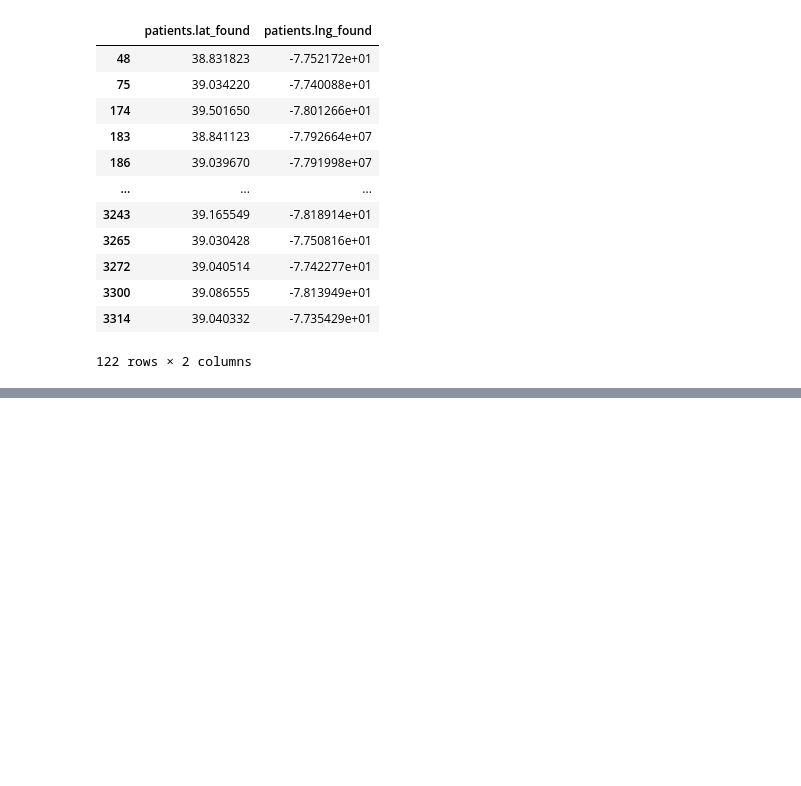
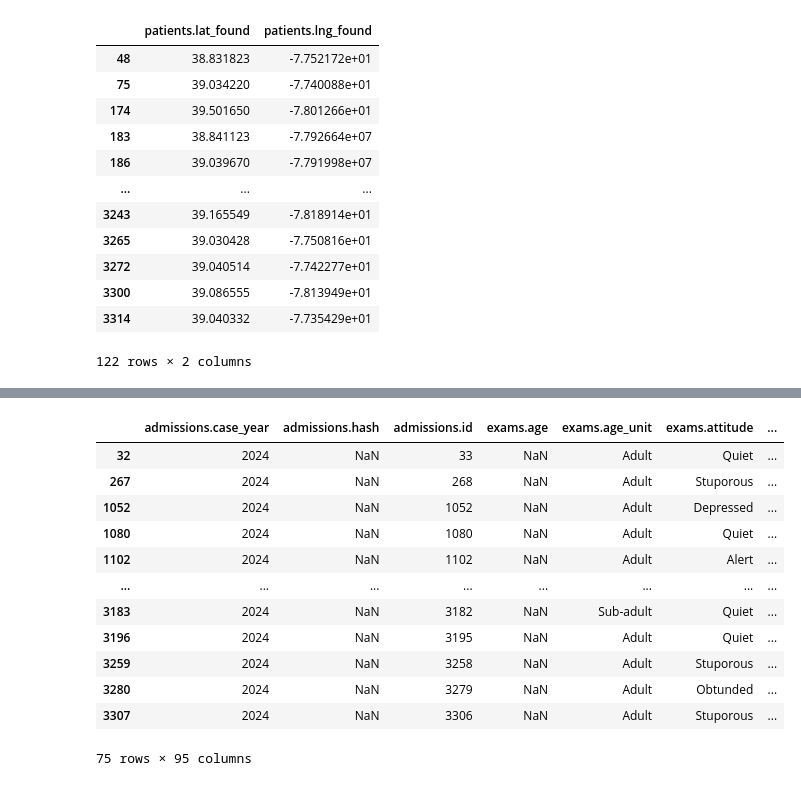
Before and after one commit to code-for-charlottesville/wildlife_collisions, a Jupyter notebook: pipeline_cleaning/WRMD Data/WRMD_data_profiling.ipynb, the cells around one changed output, grey strips where cells are left out. Saved outputs shown, nothing was run; the diff lists cells and outputs as text; code cells hidden in the pictures; blank space fills up the shorter version.

```diff
--- a/pipeline_cleaning/WRMD Data/WRMD_data_profiling.ipynb
+++ b/pipeline_cleaning/WRMD Data/WRMD_data_profiling.ipynb
@@ -201,0 +223,18 @@ df_x1 = df[df['patients.reasons_for_admission'].str.contains("vehicle|HBV", rege
+# %%
+vehicle_collision_strings = ['HBV', 'Found in road, suspect HBV']
+# %%
+df[df['patients.reasons_for_admission'].isin(vehicle_collision_strings)]
+# %% [output]
+|  | admissions.case_year | admissions.hash | admissions.id | exams.age | exams.age_unit | exams.attitude | ... |
+| 32 | 2024 | NaN | 33 | NaN | Adult | Quiet | ... |
+| 267 | 2024 | NaN | 268 | NaN | Adult | Stuporous | ... |
+| 1052 | 2024 | NaN | 1052 | NaN | Adult | Depressed | ... |
+| 1080 | 2024 | NaN | 1080 | NaN | Adult | Quiet | ... |
+| 1102 | 2024 | NaN | 1102 | NaN | Adult | Alert | ... |
+| ... | ... | ... | ... | ... | ... | ... | ... |
+| 3183 | 2024 | NaN | 3182 | NaN | Sub-adult | Quiet | ... |
+| 3196 | 2024 | NaN | 3195 | NaN | Adult | Quiet | ... |
+| 3259 | 2024 | NaN | 3258 | NaN | Adult | Stuporous | ... |
+| 3280 | 2024 | NaN | 3279 | NaN | Adult | Obtunded | ... |
+| 3307 | 2024 | NaN | 3306 | NaN | Adult | Stuporous | ... |
+75 rows × 95 columns
```
Also changed, not shown: parts of 22 cells of this notebook.
